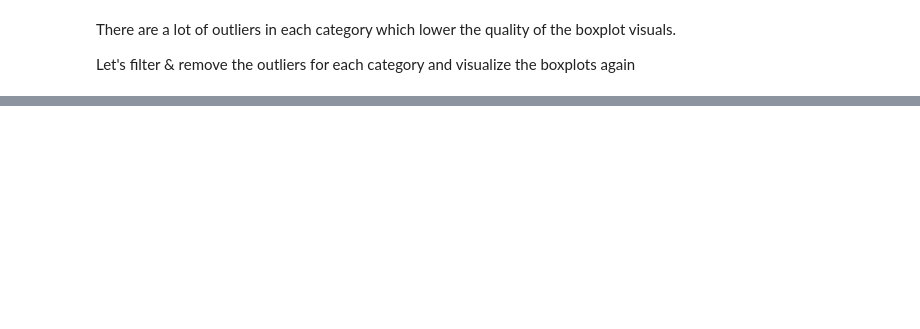
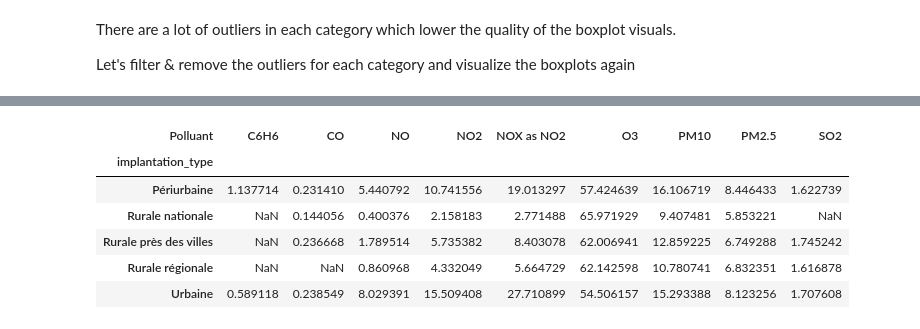
Before and after one commit to Ritishrx7/AirQuality, a Jupyter notebook: Final/Work_Notebook.ipynb, the cells around one changed output, grey strips where cells are left out. Cells and saved outputs as stored; diff of their text form; code cells hidden in the pictures; blank space fills up the shorter version.

```diff
--- a/Final/Work_Notebook.ipynb
+++ b/Final/Work_Notebook.ipynb
@@ -417,0 +487,11 @@ sns.boxplot(data=df[filtre], x="Polluant", y="valeur")
+# %%
+grouped_impl = df.groupby(["implantation_type", "Polluant"])["valeur"].mean().unstack()
+grouped_impl.tail()
+# %% [output]
+| Polluant | C6H6 | CO | NO | NO2 | NOX as NO2 | O3 | PM10 | PM2.5 | SO2 |
+| implantation_type |  |  |  |  |  |  |  |  |  |
+| Périurbaine | 1.137714 | 0.231410 | 5.440792 | 10.741556 | 19.013297 | 57.424639 | 16.106719 | 8.446433 | 1.622739 |
+| Rurale nationale | NaN | 0.144056 | 0.400376 | 2.158183 | 2.771488 | 65.971929 | 9.407481 | 5.853221 | NaN |
+| Rurale près des villes | NaN | 0.236668 | 1.789514 | 5.735382 | 8.403078 | 62.006941 | 12.859225 | 6.749288 | 1.745242 |
+| Rurale régionale | NaN | NaN | 0.860968 | 4.332049 | 5.664729 | 62.142598 | 10.780741 | 6.832351 | 1.616878 |
+| Urbaine | 0.589118 | 0.238549 | 8.029391 | 15.509408 | 27.710899 | 54.506157 | 15.293388 | 8.123256 | 1.707608 |
```
Also changed, not shown: parts of 14 cells of this notebook.
